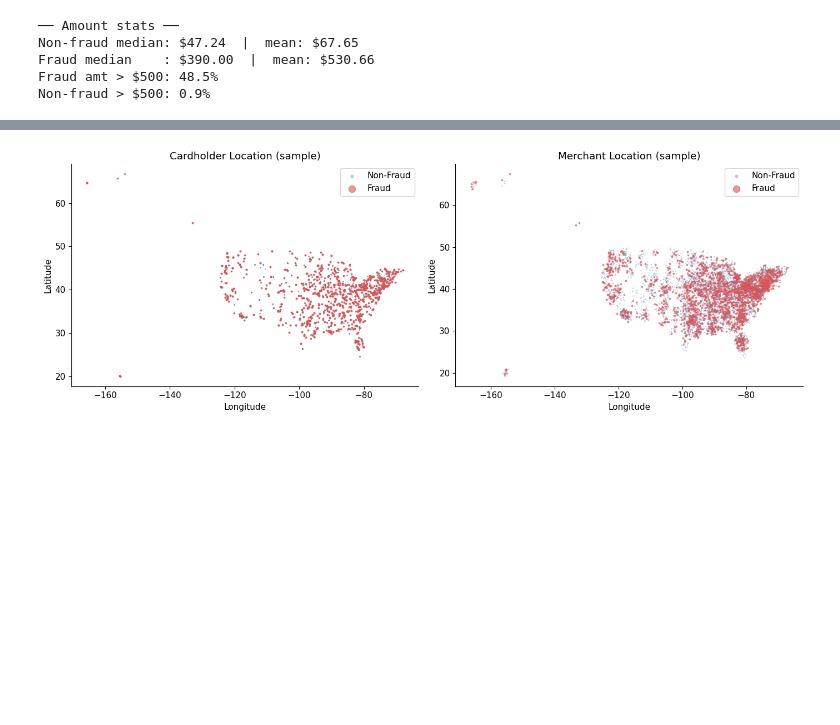
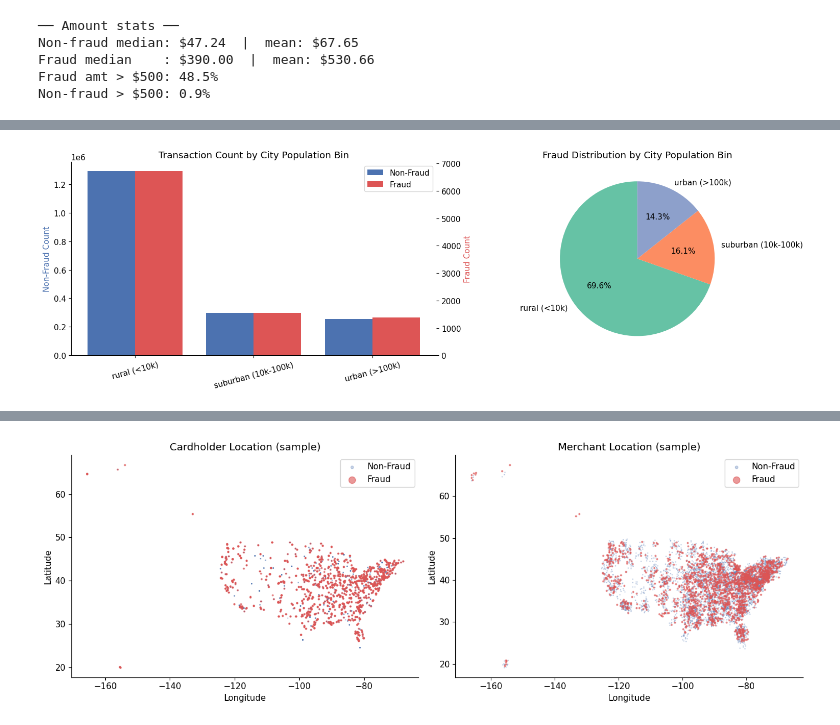
Before and after one commit to Ciss48/Fraud-Detection, a Jupyter notebook: notebooks/phase1_eda.ipynb, the cells around one changed output, grey strips where cells are left out. Drawn from its saved outputs; the diff is of its cells as text; code cells hidden in the pictures; blank space fills up the shorter version.

```diff
--- a/notebooks/phase1_eda.ipynb
+++ b/notebooks/phase1_eda.ipynb
@@ -258,0 +324,91 @@ urban (>100k)          0.543
+# %%
+import matplotlib.pyplot as plt
+import pandas as pd
+
+# ===== BINNING =====
+df['city_pop_bin'] = pd.cut(
+    df['city_pop'],
+    bins=[0, 10_000, 100_000, df['city_pop'].max() + 1],
+    labels=['rural (<10k)', 'suburban (10k-100k)', 'urban (>100k)']
+)
+
+# ===== GROUP COUNT =====
+citypop_counts = (
+    df.groupby(['city_pop_bin', 'is_fraud'], observed=True)
+      .size()
+      .unstack(fill_value=0)
+      .rename(columns={0: 'Non-Fraud', 1: 'Fraud'})
+)
+
+# ===== CREATE SUBPLOTS =====
+fig, axs = plt.subplots(1, 2, figsize=(16, 5))
+
+
+# ===============================
+# CHART 1: Dual Axis Bar Chart
+# ===============================
+ax1 = axs[0]
+ax2 = ax1.twinx()
+
+x = range(len(citypop_counts))
+
+bar_width = 0.4
+
+# Non Fraud
+ax1.bar(
+    [i - bar_width/2 for i in x],
+    citypop_counts['Non-Fraud'],
+    width=bar_width,
+    color='#4C72B0',
+    label='Non-Fraud'
+)
+
+# Fraud
+ax2.bar(
+    [i + bar_width/2 for i in x],
+    citypop_counts['Fraud'],
+    width=bar_width,
+    color='#DD5555',
+    label='Fraud'
+)
+
+ax1.set_xticks(x)
+ax1.set_xticklabels(citypop_counts.index, rotation=15)
+
+ax1.set_ylabel('Non-Fraud Count', color='#4C72B0')
+ax2.set_ylabel('Fraud Count', color='#DD5555')
+
+ax1.set_title('Transaction Count by City Population Bin')
+
+
+# Combine legends
+lines1, labels1 = ax1.get_legend_handles_labels()
+lines2, labels2 = ax2.get_legend_handles_labels()
+
+ax1.legend(lines1 + lines2, labels1 + labels2)
+
+
+# ===============================
+# CHART 2: Fraud Percentage Pie
+# ===============================
+fraud_only = citypop_counts['Fraud']
+
+axs[1].pie(
+    fraud_only,
+    labels=fraud_only.index,
+    autopct='%1.1f%%',
+    startangle=90,
+    colors=['#66C2A5', '#FC8D62', '#8DA0CB']
+)
+
+axs[1].set_title('Fraud Distribution by City Population Bin')
+
+
+plt.tight_layout()
+plt.show()
+
+
+# Display table
+citypop_counts
+# %% [output]
+[figure, added]
```
Also changed, not shown: parts of 10 cells of this notebook, 14 other files.
